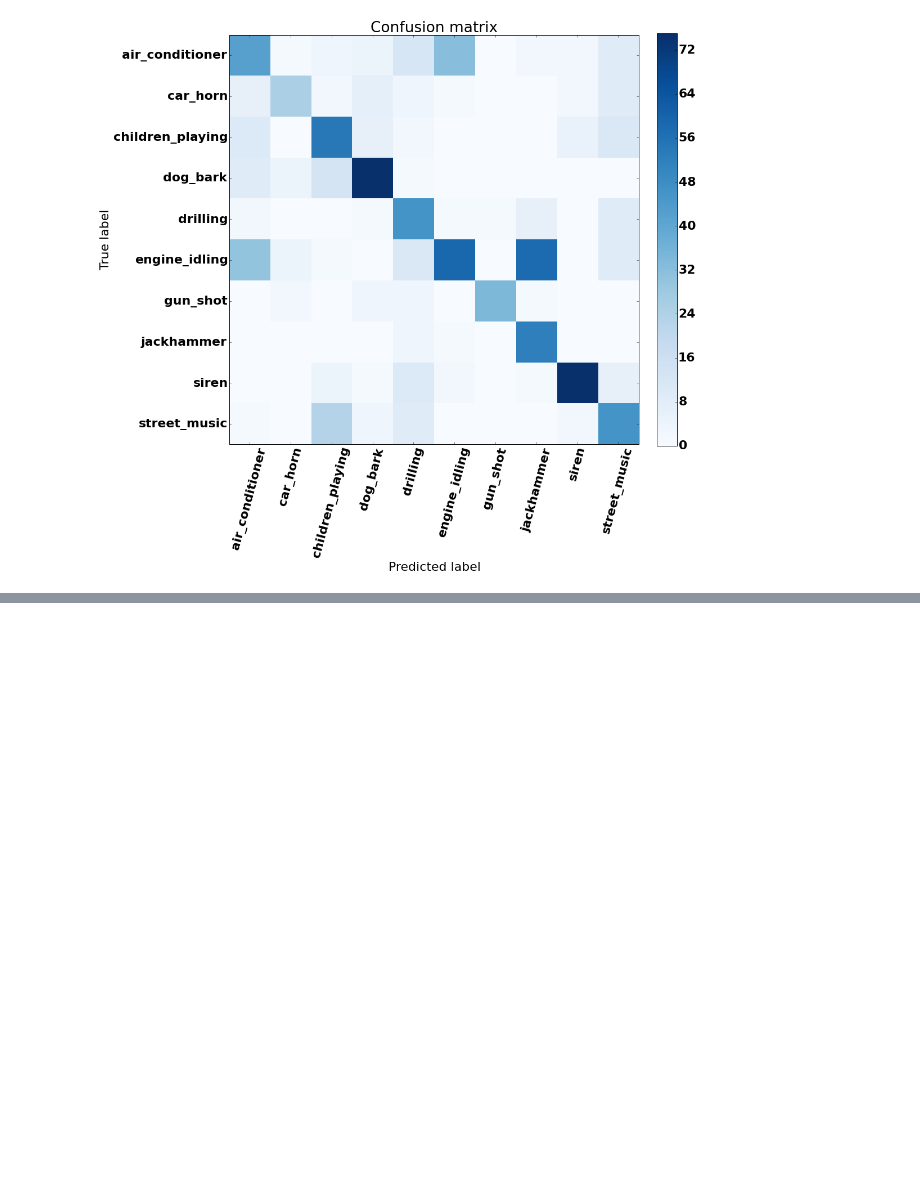
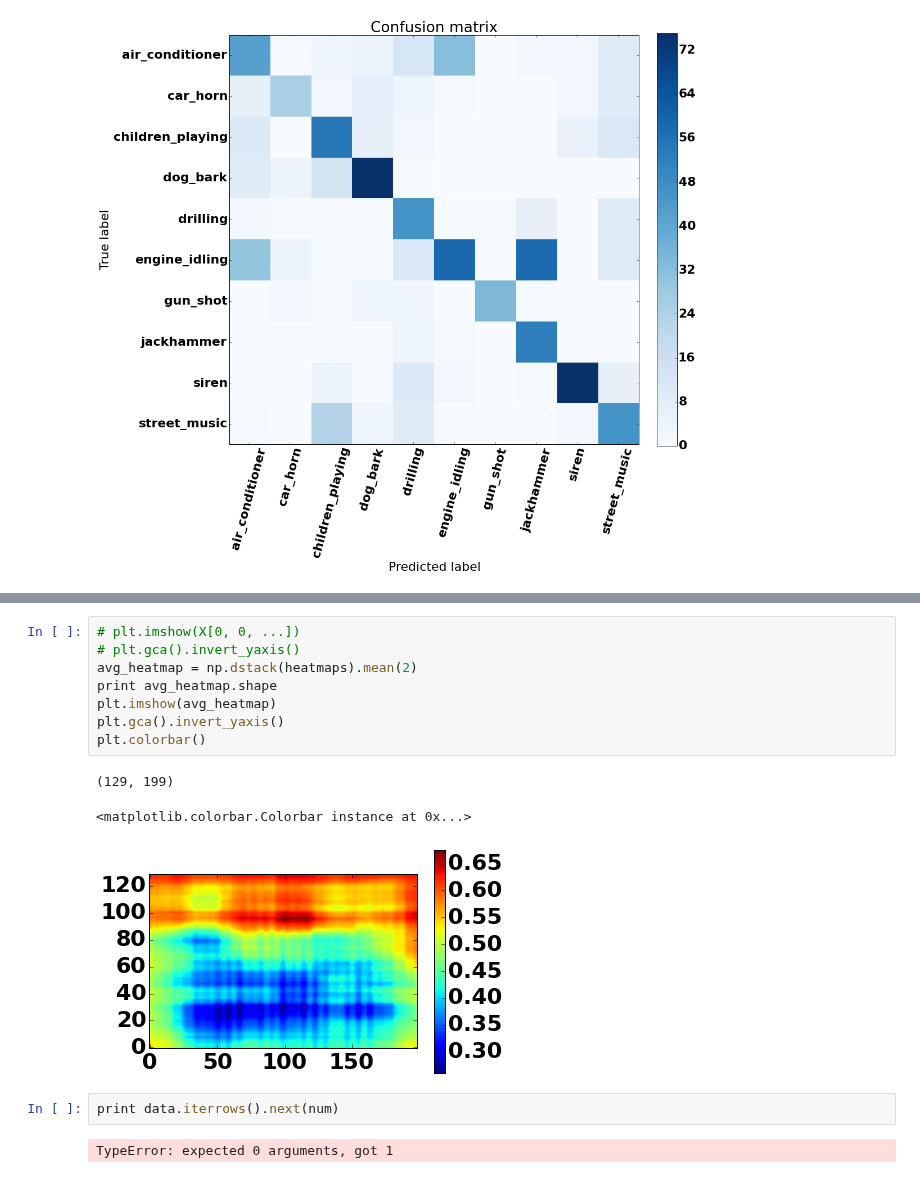
Before and after one commit to mdfirman/CityNet, a Jupyter notebook: notebooks/urban8k/urbank8k_test_model.ipynb, the cells around one changed output, grey strips where cells are left out. Drawn from its saved outputs; the diff is of its cells as text; blank space fills up the shorter version.

```diff
--- a/notebooks/urban8k/urbank8k_test_model.ipynb
+++ b/notebooks/urban8k/urbank8k_test_model.ipynb
@@ -128,0 +221,16 @@ plot_confusion_matrix(cm)
+# %%
+# plt.imshow(X[0, 0, ...])
+# plt.gca().invert_yaxis()
+avg_heatmap = np.dstack(heatmaps).mean(2)
+print avg_heatmap.shape
+plt.imshow(avg_heatmap)
+plt.gca().invert_yaxis()
+plt.colorbar()
+# %% [output]
+(129, 199)
+<matplotlib.colorbar.Colorbar instance at 0x...>
+[figure, added]
+# %%
+print data.iterrows().next(num)
+# %% [output]
+TypeError: expected 0 arguments, got 1
```
Also changed, not shown: parts of 4 cells of this notebook, 2 other files.
